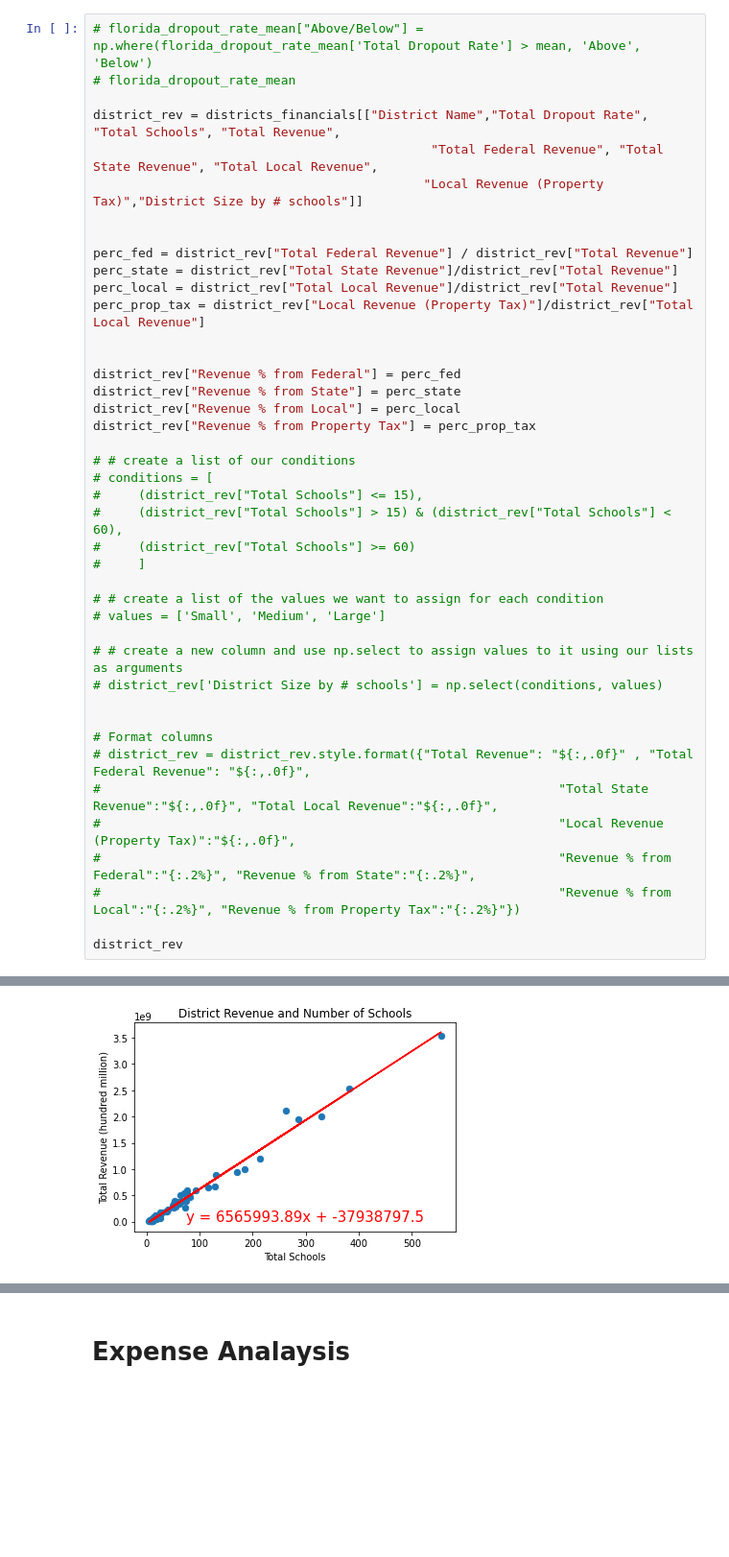
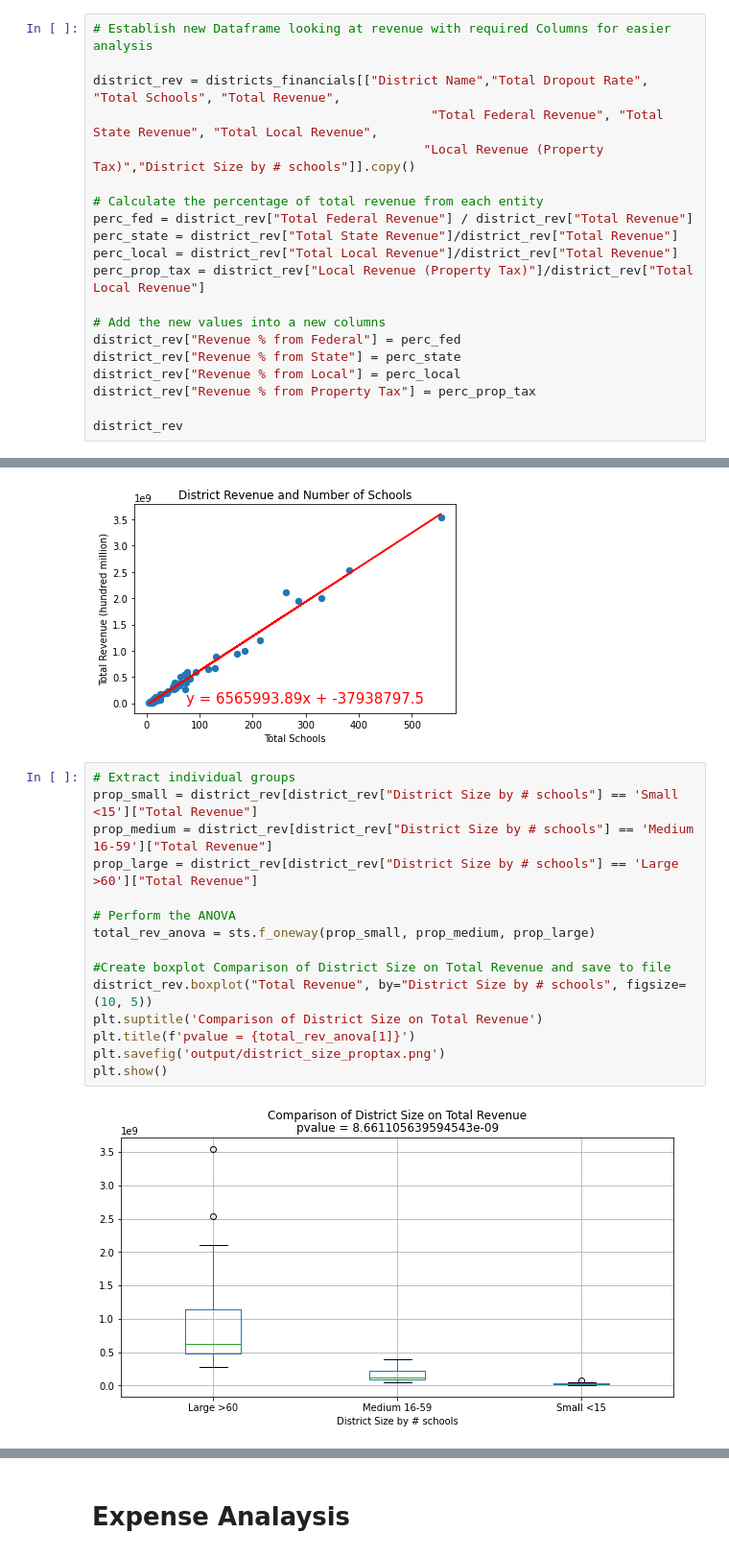
Before and after one commit to jjwilliams11/project1, a Jupyter notebook: Education_Dropout/Financial_Analysis_JJ.ipynb, the cells around one changed output, grey strips where cells are left out. Shown: that part at 96% size. Saved outputs shown, nothing was run; the diff lists cells and outputs as text; blank space fills up the shorter version.

```diff
--- a/Education_Dropout/Financial_Analysis_JJ.ipynb
+++ b/Education_Dropout/Financial_Analysis_JJ.ipynb
@@ -373,45 +375,23 @@ districts_financials.describe()
 # %% [markdown]
 # Revenue Analaysis
 # %%
-# florida_dropout_rate_mean["Above/Below"] = np.where(florida_dropout_rate_mean['Total Dropout Rate'] > mean, 'Above', 'Below')
-# florida_dropout_rate_mean
+# Establish new Dataframe looking at revenue with required Columns for easier analysis
 
 district_rev = districts_financials[["District Name","Total Dropout Rate", "Total Schools", "Total Revenue",
                                              "Total Federal Revenue", "Total State Revenue", "Total Local Revenue",
-                                            "Local Revenue (Property Tax)","District Size by # schools"]]
+                                            "Local Revenue (Property Tax)","District Size by # schools"]].copy()
 
-
+# Calculate the percentage of total revenue from each entity
 perc_fed = district_rev["Total Federal Revenue"] / district_rev["Total Revenue"]
 perc_state = district_rev["Total State Revenue"]/district_rev["Total Revenue"]
 perc_local = district_rev["Total Local Revenue"]/district_rev["Total Revenue"]
 perc_prop_tax = district_rev["Local Revenue (Property Tax)"]/district_rev["Total Local Revenue"]
 
-
+# Add the new values into a new columns
 district_rev["Revenue % from Federal"] = perc_fed
 district_rev["Revenue % from State"] = perc_state
 district_rev["Revenue % from Local"] = perc_local
 district_rev["Revenue % from Property Tax"] = perc_prop_tax
 
-# # create a list of our conditions
-# conditions = [
-#     (district_rev["Total Schools"] <= 15),
-#     (district_rev["Total Schools"] > 15) & (district_rev["Total Schools"] < 60),
-#     (district_rev["Total Schools"] >= 60)
-#     ]
-
-# # create a list of the values we want to assign for each condition
-# values = ['Small', 'Medium', 'Large']
-
-# # create a new column and use np.select to assign values to it using our lists as arguments
-# district_rev['District Size by # schools'] = np.select(conditions, values)
-
-
-# Format columns
-# district_rev = district_rev.style.format({"Total Revenue": "${:,.0f}" , "Total Federal Revenue": "${:,.0f}",
-#                                                             "Total State Revenue":"${:,.0f}", "Total Local Revenue":"${:,.0f}",
-#                                                             "Local Revenue (Property Tax)":"${:,.0f}",
-#                                                             "Revenue % from Federal":"{:.2%}", "Revenue % from State":"{:.2%}",
-#                                                             "Revenue % from Local":"{:.2%}", "Revenue % from Property Tax":"{:.2%}"})
-
 district_rev
 # %% [output]
@@ -469,6 +429,23 @@ plt.show()
 # %% [output]
 The correlation between both factors is 0.99
 [figure]
+# %%
+# Extract individual groups
+prop_small = district_rev[district_rev["District Size by # schools"] == 'Small <15']["Total Revenue"]
+prop_medium = district_rev[district_rev["District Size by # schools"] == 'Medium 16-59']["Total Revenue"]
+prop_large = district_rev[district_rev["District Size by # schools"] == 'Large >60']["Total Revenue"]
+
+# Perform the ANOVA
+total_rev_anova = sts.f_oneway(prop_small, prop_medium, prop_large)
+
+#Create boxplot Comparison of District Size on Total Revenue and save to file
+district_rev.boxplot("Total Revenue", by="District Size by # schools", figsize=(10, 5))
+plt.suptitle('Comparison of District Size on Total Revenue')
+plt.title(f'pvalue = {total_rev_anova[1]}')
+plt.savefig('output/district_size_proptax.png')
+plt.show()
+# %% [output]
+[figure, added]
 # %%
 # Extract individual groups
 prop_small = district_rev[district_rev["District Size by # schools"] == 'Small <15']["Revenue % from Property Tax"]
```
Also changed, not shown: parts of 44 cells of this notebook, 1 other file.
